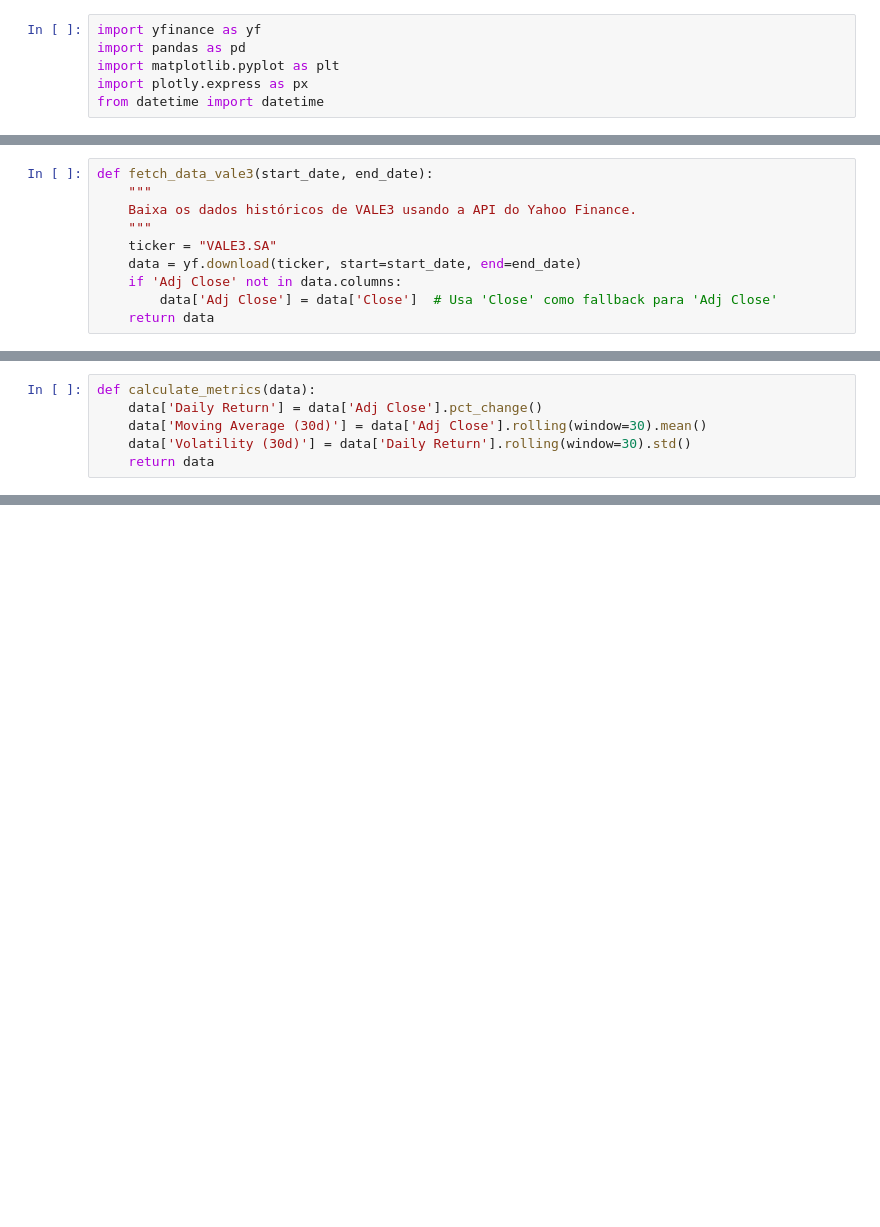
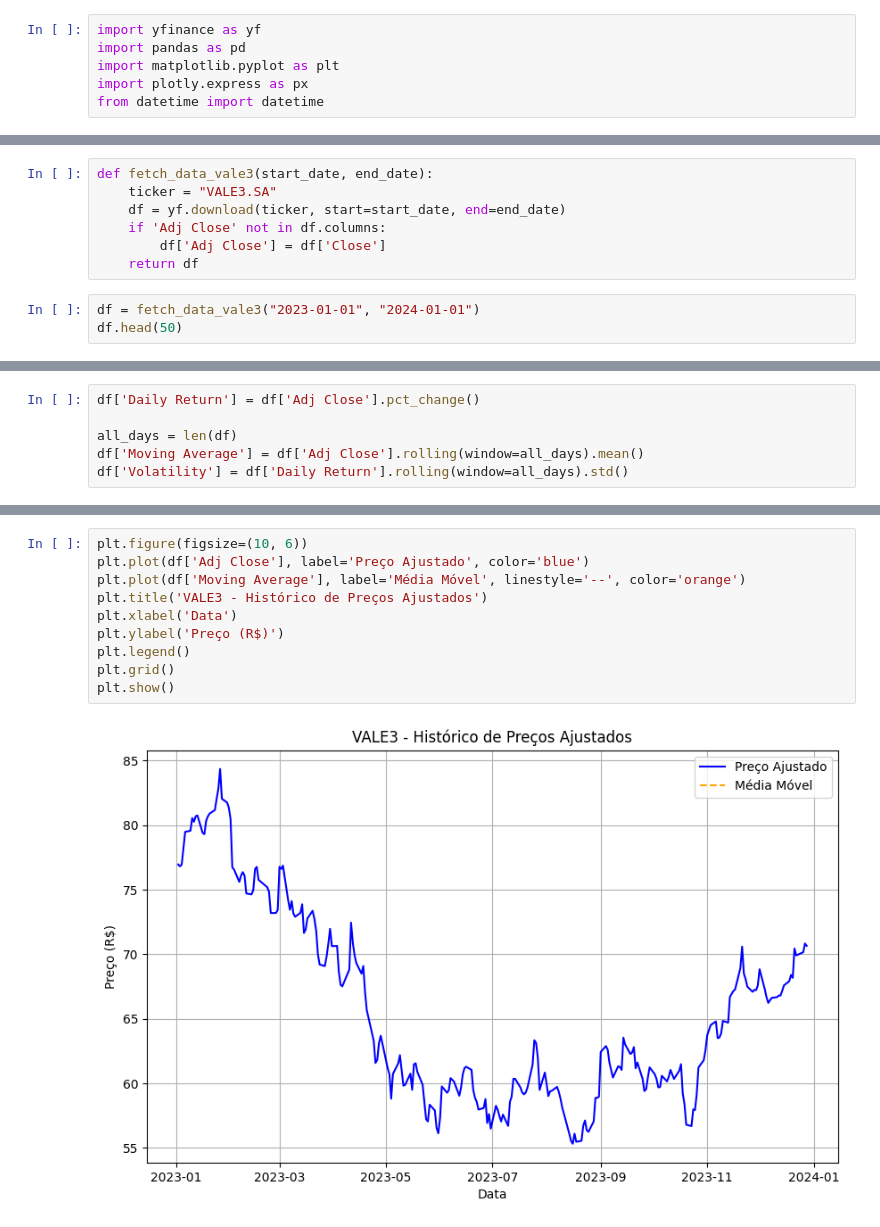
Before and after one commit to AndrePDSSampaio/EquityResearch, a Jupyter notebook: VALE3.ipynb, the cells around one changed output, grey strips where cells are left out. Saved outputs shown, nothing was run; the diff lists cells and outputs as text; blank space fills up the shorter version.

```diff
--- a/VALE3.ipynb
+++ b/VALE3.ipynb
@@ -49,10 +51,10 @@ from datetime import datetime
 # %%
 def fetch_data_vale3(start_date, end_date):
-    """
-    Baixa os dados históricos de VALE3 usando a API do Yahoo Finance.
-    """
     ticker = "VALE3.SA"
-    data = yf.download(ticker, start=start_date, end=end_date)
-    if 'Adj Close' not in data.columns:
-        data['Adj Close'] = data['Close']  # Usa 'Close' como fallback para 'Adj Close'
-    return data
+    df = yf.download(ticker, start=start_date, end=end_date)
+    if 'Adj Close' not in df.columns:
+        df['Adj Close'] = df['Close']
+    return df
+# %%
+df = fetch_data_vale3("2023-01-01", "2024-01-01")
+df.head(50)
@@ -59,6 +84,6 @@ def fetch_data_vale3(start_date, end_date):
 # %%
-def calculate_metrics(data):
-    data['Daily Return'] = data['Adj Close'].pct_change()
-    data['Moving Average (30d)'] = data['Adj Close'].rolling(window=30).mean()
-    data['Volatility (30d)'] = data['Daily Return'].rolling(window=30).std()
-    return data
+df['Daily Return'] = df['Adj Close'].pct_change()
+
+all_days = len(df)
+df['Moving Average'] = df['Adj Close'].rolling(window=all_days).mean()
+df['Volatility'] = df['Daily Return'].rolling(window=all_days).std()
@@ -64,0 +101,12 @@ def calculate_metrics(data):
+# %%
+plt.figure(figsize=(10, 6))
+plt.plot(df['Adj Close'], label='Preço Ajustado', color='blue')
+plt.plot(df['Moving Average'], label='Média Móvel', linestyle='--', color='orange')
+plt.title('VALE3 - Histórico de Preços Ajustados')
+plt.xlabel('Data')
+plt.ylabel('Preço (R$)')
+plt.legend()
+plt.grid()
+plt.show()
+# %% [output]
+[figure, added]
```
Also changed, not shown: parts of 17 cells of this notebook.
